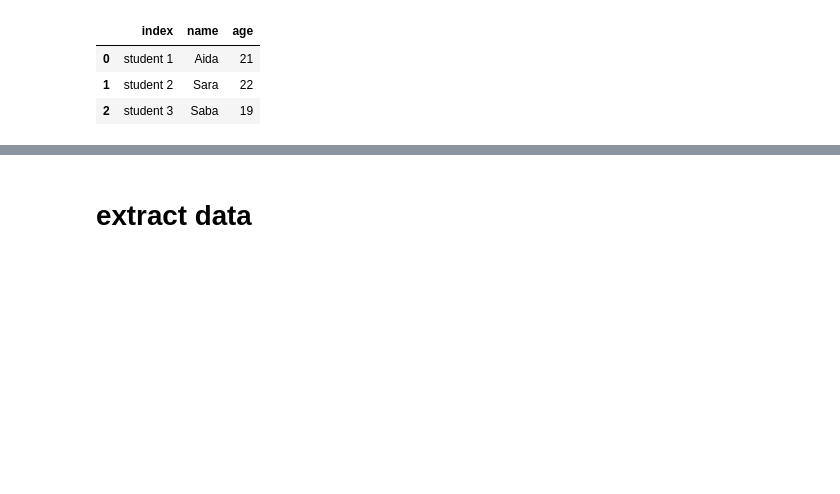
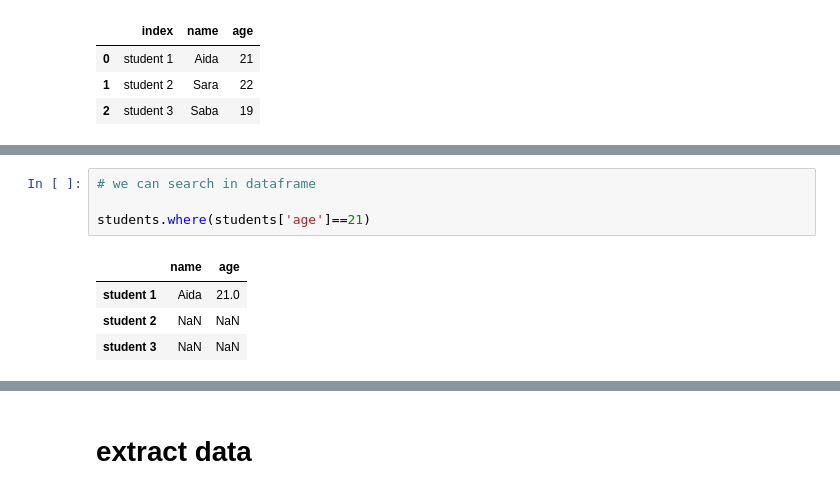
Before and after one commit to aidawm/handy_commands, a Jupyter notebook: Pandas.ipynb, the cells around one changed output, grey strips where cells are left out. Saved outputs shown, nothing was run; the diff lists cells and outputs as text; blank space fills up the shorter version.

```diff
--- a/Pandas.ipynb
+++ b/Pandas.ipynb
@@ -82,0 +97,9 @@ students.reset_index()
+# %%
+# we can search in dataframe
+
+students.where(students['age']==21)
+# %% [output]
+|  | name | age |
+| student 1 | Aida | 21.0 |
+| student 2 | NaN | NaN |
+| student 3 | NaN | NaN |
```
Also changed, not shown: parts of 6 cells of this notebook.
